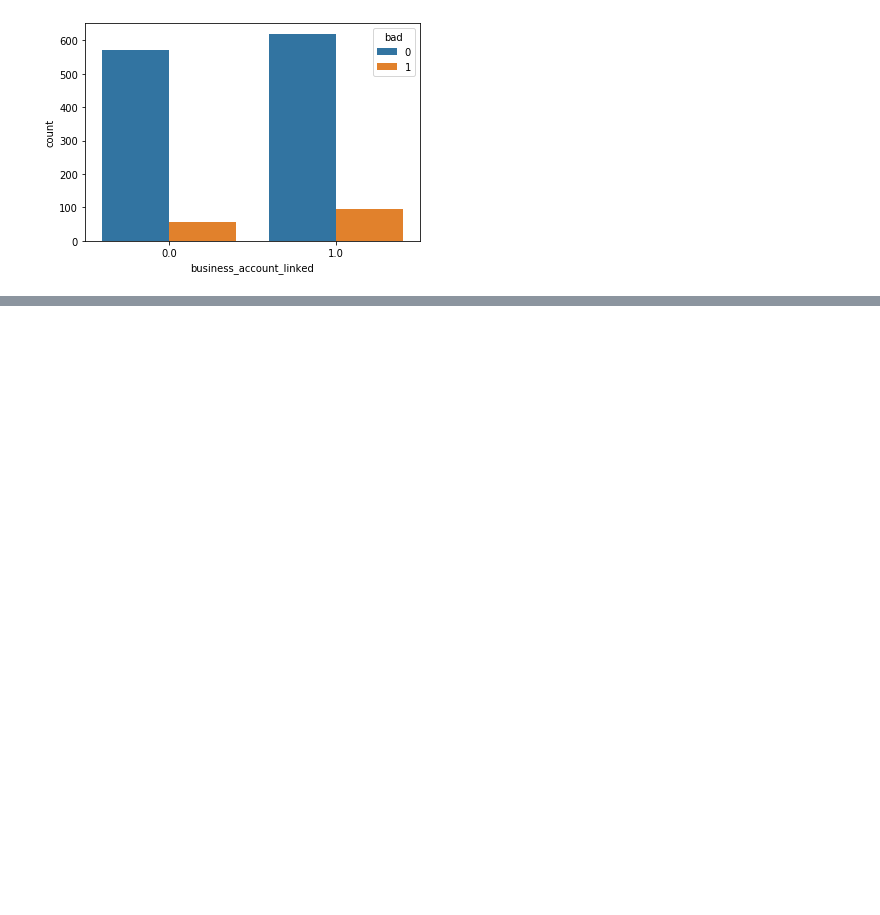
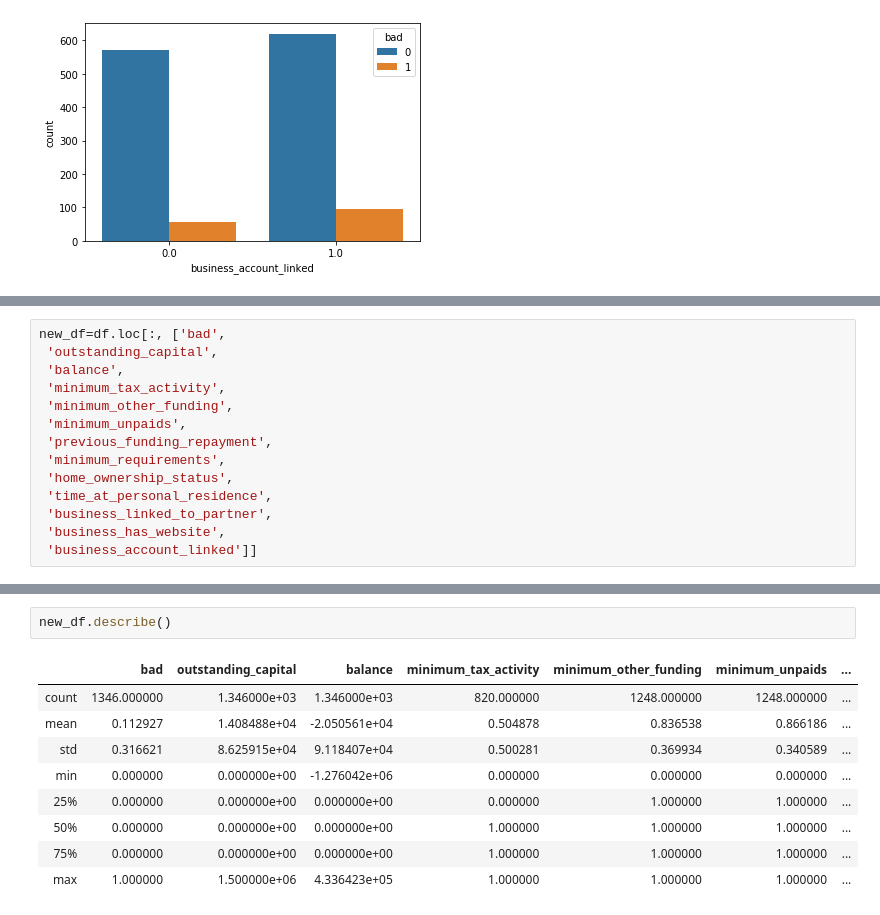
Before and after one commit to vnguye12/vy_capstone1, a Jupyter notebook: Capstone1.ipynb, the cells around one changed output, grey strips where cells are left out. Saved outputs shown, nothing was run; the diff lists cells and outputs as text; blank space fills up the shorter version.

```diff
--- a/Capstone1.ipynb
+++ b/Capstone1.ipynb
@@ -484,0 +554,14 @@ plt.show()
+# %%
+new_df=df.loc[:, ['bad',
+ 'outstanding_capital',
+ 'balance',
+ 'minimum_tax_activity',
+ 'minimum_other_funding',
+ 'minimum_unpaids',
+ 'previous_funding_repayment',
+ 'minimum_requirements',
+ 'home_ownership_status',
+ 'time_at_personal_residence',
+ 'business_linked_to_partner',
+ 'business_has_website',
+ 'business_account_linked']]
@@ -484,0 +607,12 @@ plt.show()
+# %%
+new_df.describe()
+# %% [output]
+|  | bad | outstanding_capital | balance | minimum_tax_activity | minimum_other_funding | minimum_unpaids | ... |
+| count | 1346.000000 | 1.346000e+03 | 1.346000e+03 | 820.000000 | 1248.000000 | 1248.000000 | ... |
+| mean | 0.112927 | 1.408488e+04 | -2.050561e+04 | 0.504878 | 0.836538 | 0.866186 | ... |
+| std | 0.316621 | 8.625915e+04 | 9.118407e+04 | 0.500281 | 0.369934 | 0.340589 | ... |
+| min | 0.000000 | 0.000000e+00 | -1.276042e+06 | 0.000000 | 0.000000 | 0.000000 | ... |
+| 25% | 0.000000 | 0.000000e+00 | 0.000000e+00 | 0.000000 | 1.000000 | 1.000000 | ... |
+| 50% | 0.000000 | 0.000000e+00 | 0.000000e+00 | 1.000000 | 1.000000 | 1.000000 | ... |
+| 75% | 0.000000 | 0.000000e+00 | 0.000000e+00 | 1.000000 | 1.000000 | 1.000000 | ... |
+| max | 1.000000 | 1.500000e+06 | 4.336423e+05 | 1.000000 | 1.000000 | 1.000000 | ... |
```
Also changed, not shown: parts of 38 cells of this notebook.
